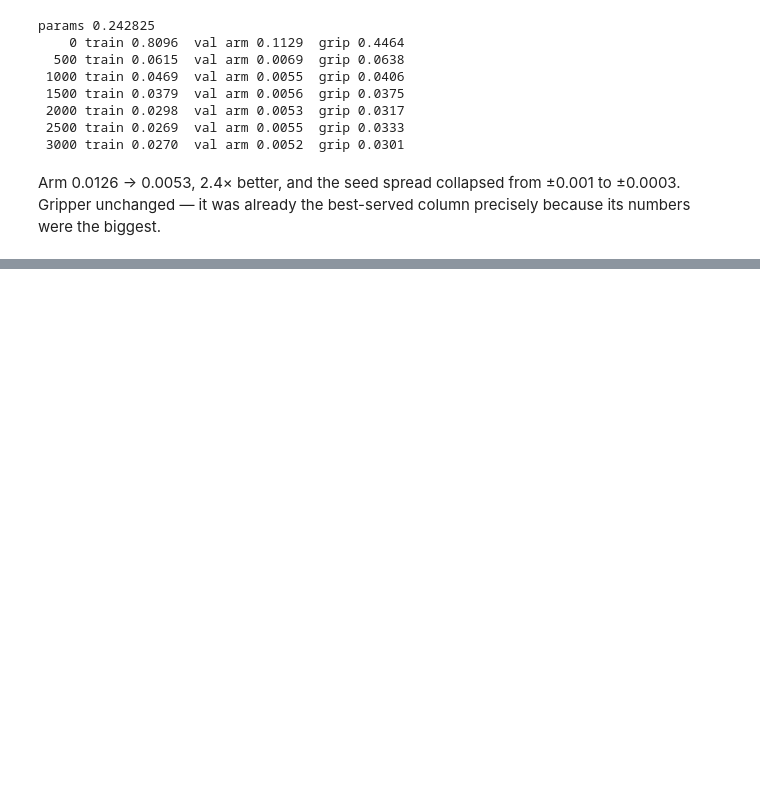
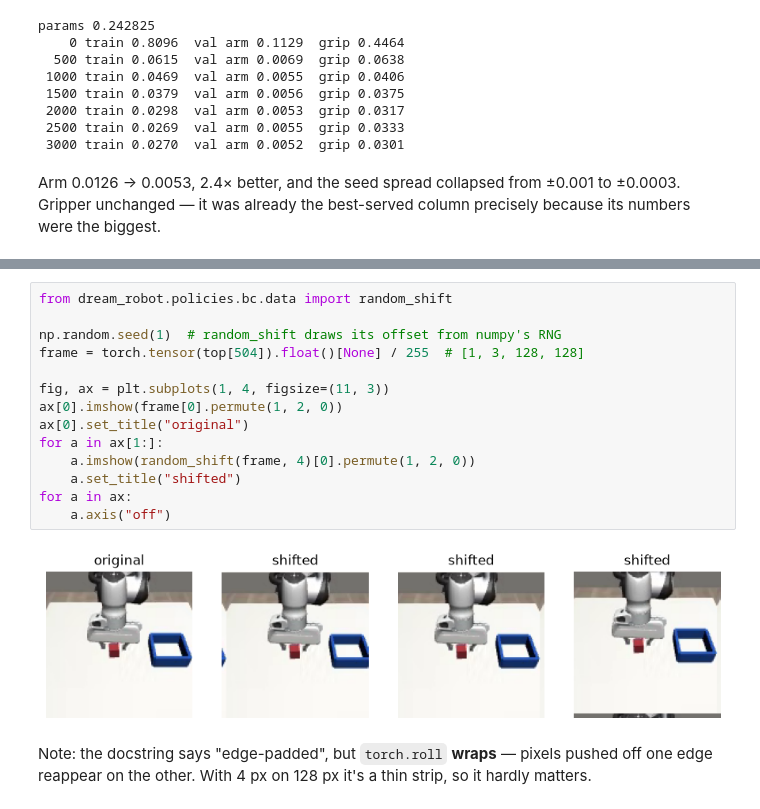
Before and after one commit to rgsk/dream-robot, a Jupyter notebook: rough/first.ipynb, the cells around one changed output, grey strips where cells are left out. Cells and saved outputs as stored; diff of their text form; blank space fills up the shorter version.

```diff
--- a/rough/first.ipynb
+++ b/rough/first.ipynb
@@ -416,0 +652,18 @@ Arm 0.0126 → 0.0053, 2.4× better, and the seed spread collapsed from ±0.001
+# %%
+from dream_robot.policies.bc.data import random_shift
+
+np.random.seed(1)  # random_shift draws its offset from numpy's RNG
+frame = torch.tensor(top[504]).float()[None] / 255  # [1, 3, 128, 128]
+
+fig, ax = plt.subplots(1, 4, figsize=(11, 3))
+ax[0].imshow(frame[0].permute(1, 2, 0))
+ax[0].set_title("original")
+for a in ax[1:]:
+    a.imshow(random_shift(frame, 4)[0].permute(1, 2, 0))
+    a.set_title("shifted")
+for a in ax:
+    a.axis("off")
+# %% [output]
+[figure, added]
+# %% [markdown]
+Note: the docstring says "edge-padded", but `torch.roll` **wraps** — pixels pushed off one edge reappear on the other. With 4 px on 128 px it's a thin strip, so it hardly matters.
```
Also changed, not shown: parts of 23 cells of this notebook, 1 other file.
